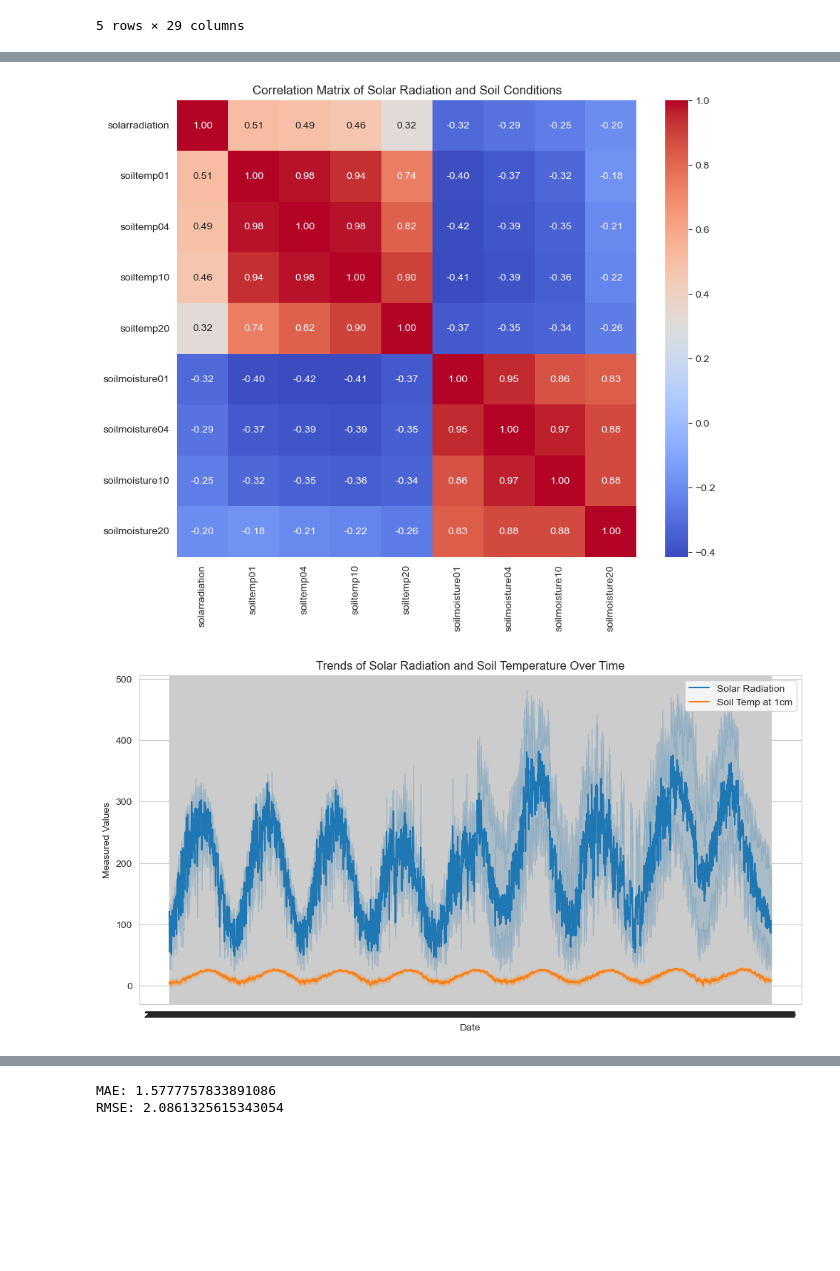
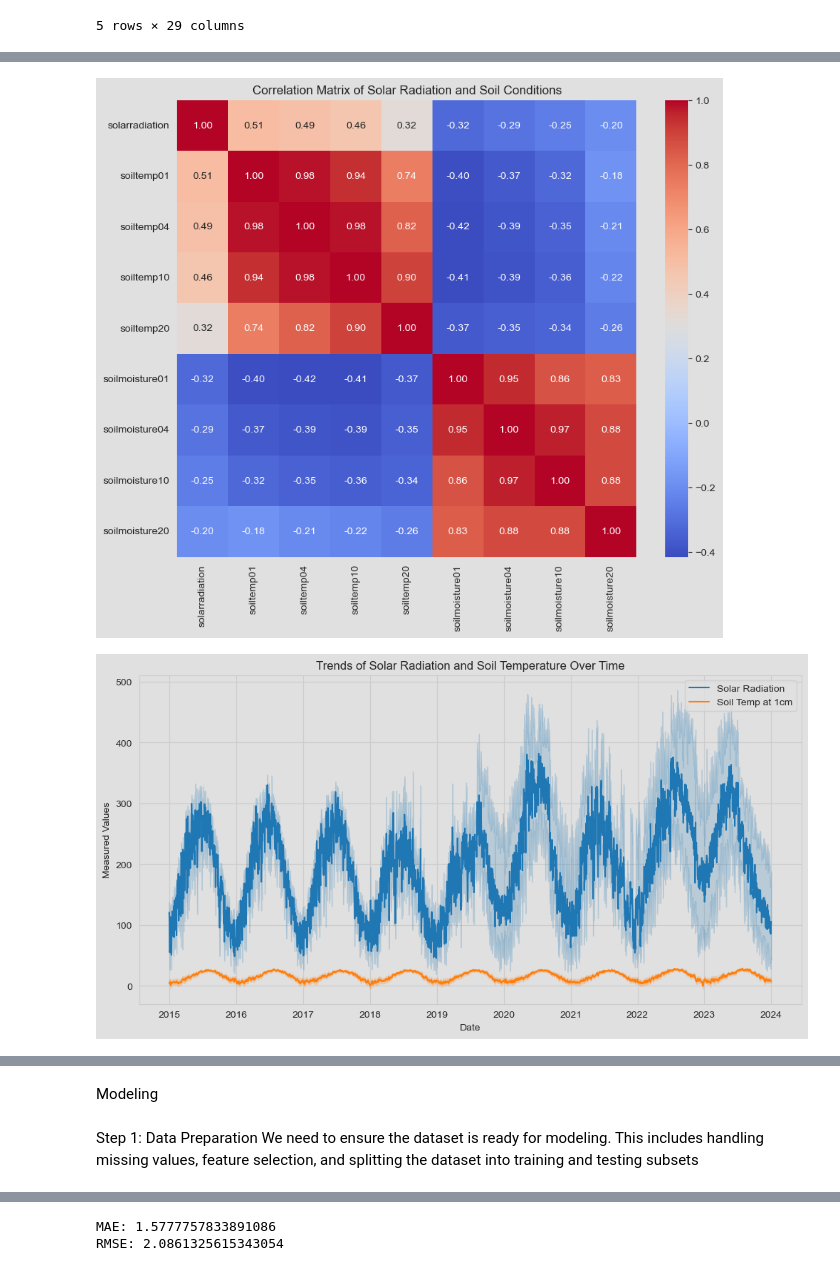
Before and after one commit to zy236yuz5/DSAN-5550-PROJECT-zy236, a Jupyter notebook: code/Project.ipynb, the cells around one changed output, grey strips where cells are left out. Drawn from its saved outputs; the diff is of its cells as text; code cells hidden in the pictures; blank space fills up the shorter version.

```diff
--- a/code/Project.ipynb
+++ b/code/Project.ipynb
@@ -164,47 +175,56 @@ import matplotlib.pyplot as plt
 import seaborn as sns
 
 # Set the aesthetic style of the plots
-sns.set_style("whitegrid")
+sns.set_style("whitegrid", {'axes.facecolor': '#E0E0E0', 'figure.facecolor': '#E0E0E0'})
 
 # Convert 'datetime' from string to datetime type if not already
-df['datetime'] = pd.to_datetime(combined_df['datetime'])
+df['datetime'] = pd.to_datetime(df['datetime'])
 
 # 1. Visualize Distribution of Key Variables
 variables_to_plot = ['solarradiation', 'soiltemp01', 'soilmoisture01', 'soiltemp10', 'soilmoisture10']
-plt.figure(figsize=(15, 10))
+plt.figure(figsize=(15, 10), facecolor='#E0E0E0', edgecolor='#E0E0E0')
 for i, var in enumerate(variables_to_plot, 1):
     plt.subplot(3, 2, i)
-    sns.histplot(combined_df[var], kde=True, bins=30)
+    sns.histplot(df[var], kde=True, bins=30)
     plt.title(f'Distribution of {var}')
 plt.tight_layout()
+plt.savefig('../image/distribution_of_key_variables.png')
 plt.show()
 
 # 2. Correlation Analysis
 correlation_vars = ['solarradiation', 'soiltemp01', 'soiltemp04', 'soiltemp10', 'soiltemp20', 'soilmoisture01', 'soilmoisture04', 'soilmoisture10', 'soilmoisture20']
-correlation_matrix = combined_df[correlation_vars].corr()
-plt.figure(figsize=(10, 8))
+correlation_matrix = df[correlation_vars].corr()
+plt.figure(figsize=(10, 8), facecolor='#E0E0E0', edgecolor='#E0E0E0')
 sns.heatmap(correlation_matrix, annot=True, cmap='coolwarm', fmt=".2f")
 plt.title('Correlation Matrix of Solar Radiation and Soil Conditions')
+plt.savefig('../image/correlation_matrix.png')
 plt.show()
 
 # 3. Trend Analysis Over Time
-plt.figure(figsize=(12, 6))
-sns.lineplot(x='datetime', y='solarradiation', data=combined_df, label='Solar Radiation')
-sns.lineplot(x='datetime', y='soiltemp01', data=combined_df, label='Soil Temp at 1cm')
+plt.figure(figsize=(12, 6), facecolor='#E0E0E0', edgecolor='#E0E0E0')
+sns.lineplot(x='datetime', y='solarradiation', data=df, label='Solar Radiation')
+sns.lineplot(x='datetime', y='soiltemp01', data=df, label='Soil Temp at 1cm')
 plt.title('Trends of Solar Radiation and Soil Temperature Over Time')
 plt.xlabel('Date')
 plt.ylabel('Measured Values')
 plt.legend()
+plt.savefig('../image/trend_analysis_over_time.png')
 plt.show()
 
 # 4. Comparative Analysis by Location
-plt.figure(figsize=(12, 6))
-sns.boxplot(x='Location', y='solarradiation', data=combined_df)
+plt.figure(figsize=(12, 6), facecolor='#E0E0E0', edgecolor='#E0E0E0')
+sns.boxplot(x='Location', y='solarradiation', data=df)
 plt.xticks(rotation=45)
 plt.title('Solar Radiation by Location')
+plt.savefig('../image/solar_radiation_by_location.png')
 plt.show()
 # %% [output]
 [figure]
 [figure]
-[figure, old version]
+[figure, new version]
 [figure]
+# %% [markdown]
+Modeling
+# %% [markdown]
+Step 1: Data Preparation
+We need to ensure the dataset is ready for modeling. This includes handling missing values, feature selection, and splitting the dataset into training and testing subsets
```
Also changed, not shown: parts of 20 cells of this notebook.
